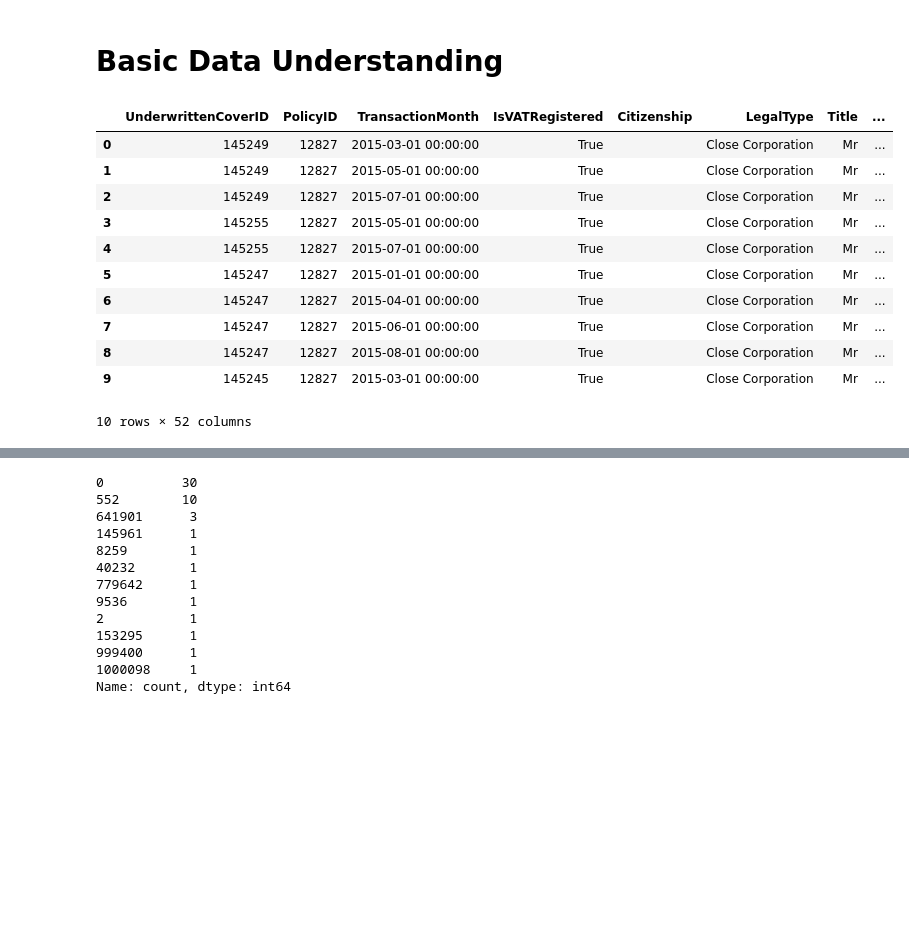
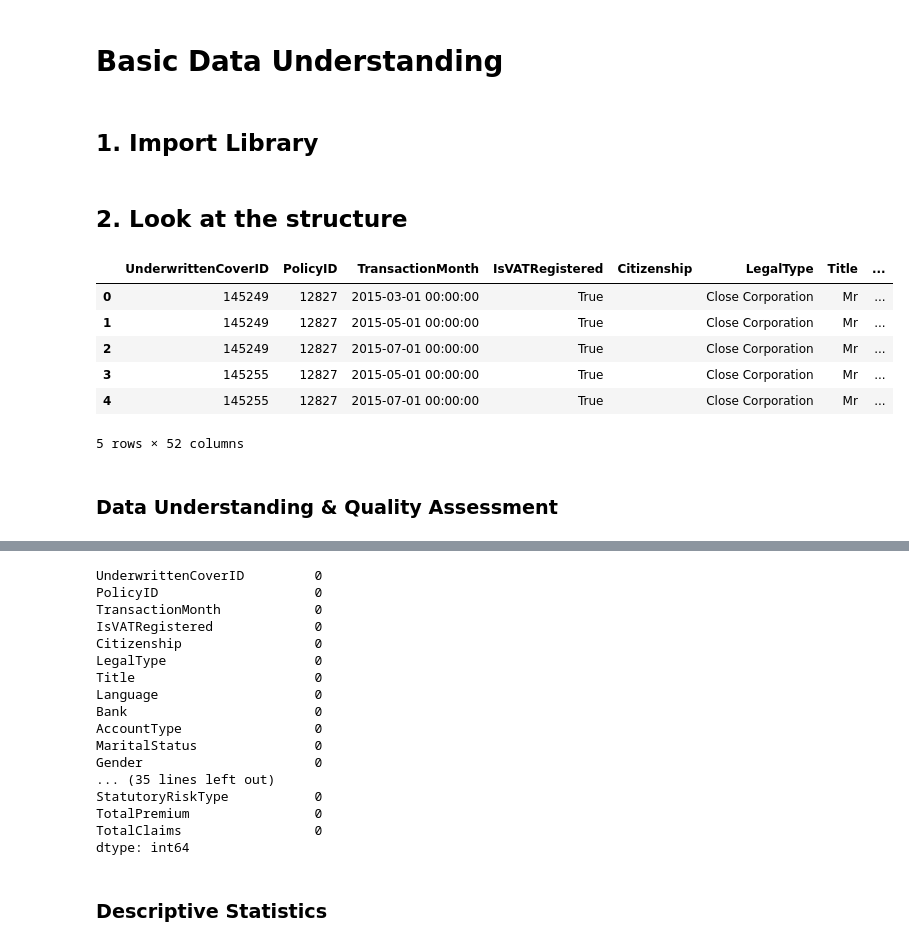
Before and after one commit to Aryam-21/insurance-risk-analytics, a Jupyter notebook: notebooks/task-1.ipynb, the cells around one changed output, grey strips where cells are left out. Drawn from its saved outputs; the diff is of its cells as text; code cells hidden in the pictures; blank space fills up the shorter version.

```diff
--- a/notebooks/task-1.ipynb
+++ b/notebooks/task-1.ipynb
@@ -5,2 +1,4 @@ import pandas as pd
 # %% [markdown]
 # Basic Data Understanding
+# %% [markdown]
+## 1. Import Library
@@ -7,19 +10,18 @@ import pandas as pd
+# %% [markdown]
+## 2. Look at the structure
 # %%
 df = pd.read_csv('../data/MachineLearningRating_v3.txt', sep='|')
-df.head(10)
+df.head(5)
 # %% [output]
 |  | UnderwrittenCoverID | PolicyID | TransactionMonth | IsVATRegistered | Citizenship | LegalType | Title | ... |
 | 0 | 145249 | 12827 | 2015-03-01 00:00:00 | True |  | Close Corporation | Mr | ... |
 | 1 | 145249 | 12827 | 2015-05-01 00:00:00 | True |  | Close Corporation | Mr | ... |
 | 2 | 145249 | 12827 | 2015-07-01 00:00:00 | True |  | Close Corporation | Mr | ... |
 | 3 | 145255 | 12827 | 2015-05-01 00:00:00 | True |  | Close Corporation | Mr | ... |
 | 4 | 145255 | 12827 | 2015-07-01 00:00:00 | True |  | Close Corporation | Mr | ... |
-| 5 | 145247 | 12827 | 2015-01-01 00:00:00 | True |  | Close Corporation | Mr | ... |
-| 6 | 145247 | 12827 | 2015-04-01 00:00:00 | True |  | Close Corporation | Mr | ... |
-| 7 | 145247 | 12827 | 2015-06-01 00:00:00 | True |  | Close Corporation | Mr | ... |
-| 8 | 145247 | 12827 | 2015-08-01 00:00:00 | True |  | Close Corporation | Mr | ... |
-| 9 | 145245 | 12827 | 2015-03-01 00:00:00 | True |  | Close Corporation | Mr | ... |
-10 rows × 52 columns
+5 rows × 52 columns
+# %% [markdown]
+### Data Understanding & Quality Assessment
 # %%
 df.info()
 # %% [output]
@@ -40,20 +42,32 @@ Data columns (total 52 columns):
  51  TotalClaims               1000098 non-null  float64
 dtypes: bool(1), float64(11), int64(4), object(36)
 memory usage: 390.1+ MB
-# %%
-df.isnull().sum().value_counts()
-# %% [output]
-0          30
-552        10
-641901      3
-145961      1
-8259        1
-40232       1
-779642      1
-9536        1
-2           1
-153295      1
-999400      1
-1000098     1
-Name: count, dtype: int64
+# %%
+threshold = 0.8
+df = df[df.columns[df.isnull().mean() < threshold]]
+num_columns = df.select_dtypes(include='number').columns
+df[num_columns] = df[num_columns].fillna(df[num_columns].median())
+cat_columns = df.select_dtypes(include='object').columns
+df[cat_columns] = df[cat_columns].fillna('Unknown')
+df.isnull().sum()
+# %% [output]
+UnderwrittenCoverID         0
+PolicyID                    0
+TransactionMonth            0
+IsVATRegistered             0
+Citizenship                 0
+LegalType                   0
+Title                       0
+Language                    0
+Bank                        0
+AccountType                 0
+MaritalStatus               0
+Gender                      0
+... (35 lines left out)
+StatutoryRiskType           0
+TotalPremium                0
+TotalClaims                 0
+dtype: int64
+# %% [markdown]
+### Descriptive Statistics
 # %%
```
Also changed, not shown: parts of 17 cells of this notebook, 1 other file.
